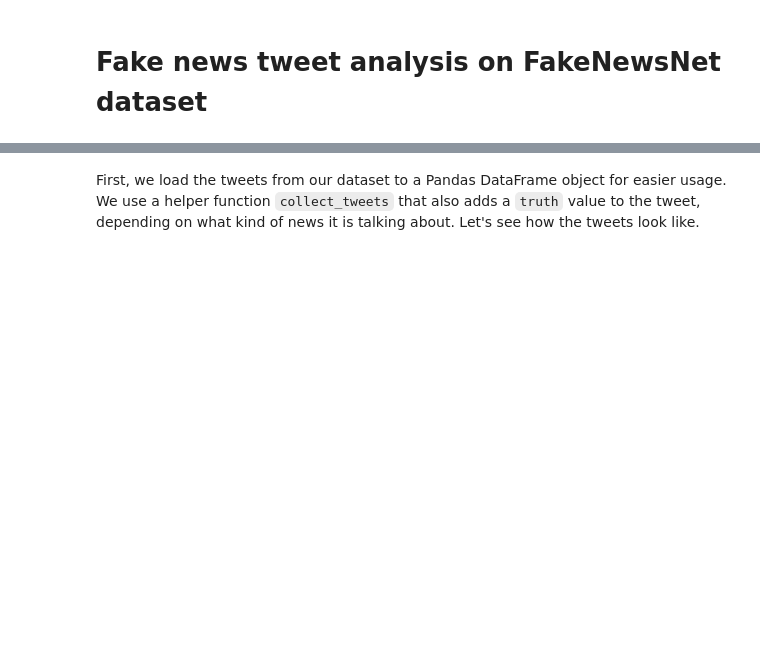
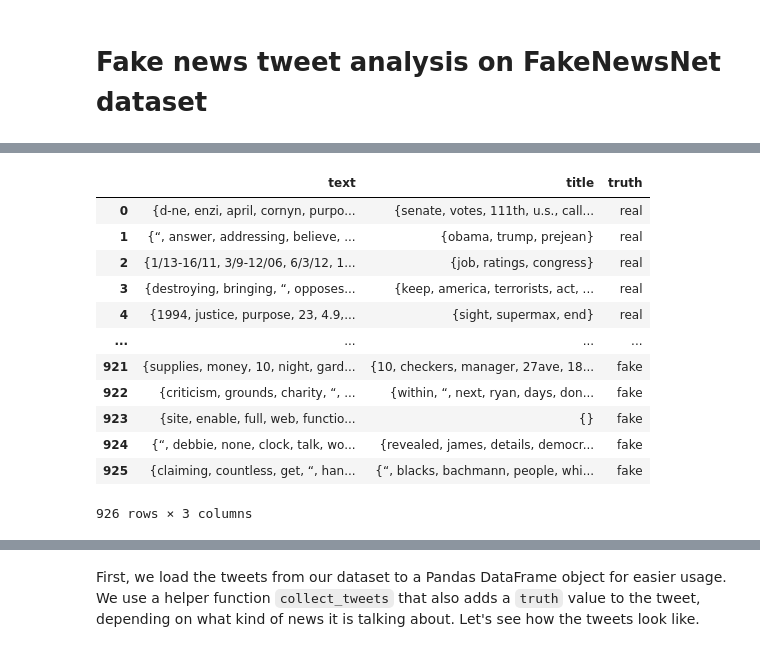
Before and after one commit to jakobzmrzlikar/fake-news-analysis, a Jupyter notebook: FakeNews/fakenews.ipynb, the cells around one changed output, grey strips where cells are left out. Saved outputs shown, nothing was run; the diff lists cells and outputs as text; code cells hidden in the pictures; blank space fills up the shorter version.

```diff
--- a/FakeNews/fakenews.ipynb
+++ b/FakeNews/fakenews.ipynb
@@ -64,5 +67,28 @@ text_data
-# %%
-nltk.download("stopwords")
-stopwords = nltk.corpus.stopwords.words('english')
-stemmer = nltk.stem.snowball.PorterStemmer(ignore_stopwords=False).stem
-punctuation = '!"$%&\'()*+,-./:;<=>?[\\]^_`{|}~•@'
+# %%
+punctuation =  set('!"$%&\'()*+,-./:;<=>?[\\]^_`{|}~•@')
+stopwords = set(stopwords.words('english'))
+p_stemmer = PorterStemmer()
+wordnet_lemmatizer = WordNetLemmatizer()
+
+text_data = text_data.apply(lambda x: x.astype(str).str.lower())
+text_data[["text", "title"]] = text_data[["text", "title"]].applymap(word_tokenize)
+text_data[["text", "title"]] = text_data[["text", "title"]].applymap(set)
+text_data[["text", "title"]] = text_data[["text", "title"]].applymap(lambda x: x - stopwords)
+text_data[["text", "title"]] = text_data[[
+    "text", "title"]].applymap(lambda x: x - punctuation)
+
+text_data
+# %% [output]
+|  | text | title | truth |
+| 0 | {d-ne, enzi, april, cornyn, purpo... | {senate, votes, 111th, u.s., call... | real |
+| 1 | {“, answer, addressing, believe, ... | {obama, trump, prejean} | real |
+| 2 | {1/13-16/11, 3/9-12/06, 6/3/12, 1... | {job, ratings, congress} | real |
+| 3 | {destroying, bringing, “, opposes... | {keep, america, terrorists, act, ... | real |
+| 4 | {1994, justice, purpose, 23, 4.9,... | {sight, supermax, end} | real |
+| ... | ... | ... | ... |
+| 921 | {supplies, money, 10, night, gard... | {10, checkers, manager, 27ave, 18... | fake |
+| 922 | {criticism, grounds, charity, “, ... | {within, “, next, ryan, days, don... | fake |
+| 923 | {site, enable, full, web, functio... | {} | fake |
+| 924 | {“, debbie, none, clock, talk, wo... | {revealed, james, details, democr... | fake |
+| 925 | {claiming, countless, get, “, han... | {“, blacks, bachmann, people, whi... | fake |
+926 rows × 3 columns
```
Also changed, not shown: parts of 9 cells of this notebook.
